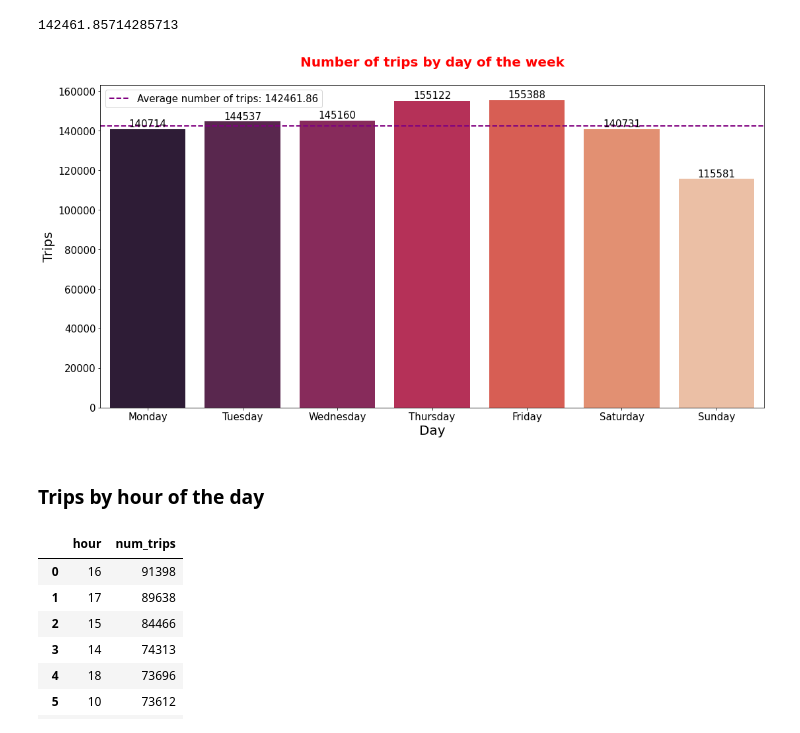
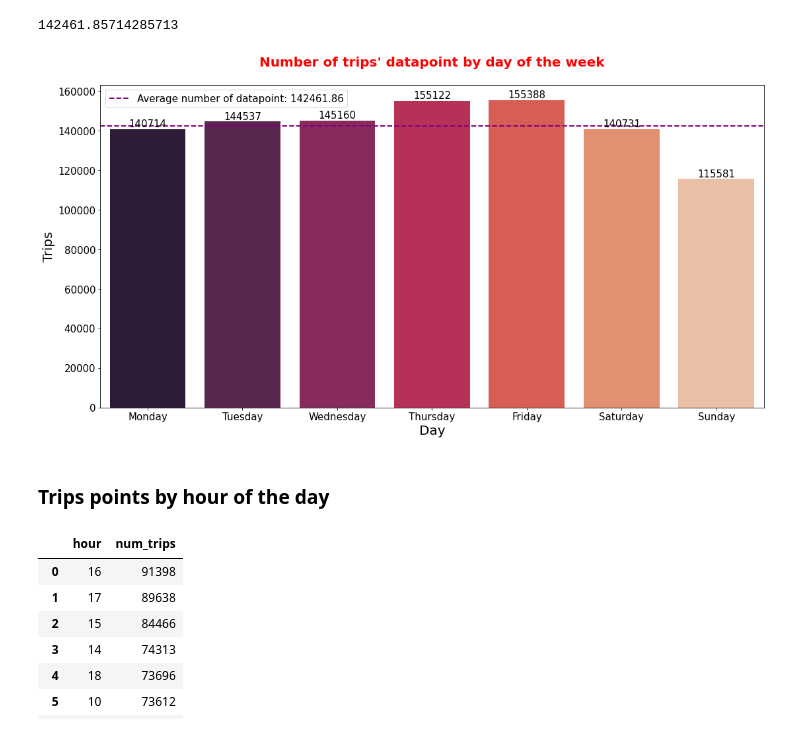
Before and after one commit to dclfbk/escooter_trento, a Jupyter notebook: code/ExploreTrips.ipynb, the cells around one changed output. Cells and saved outputs as stored; diff of their text form; code cells hidden in the pictures.

```diff
--- a/code/ExploreTrips.ipynb
+++ b/code/ExploreTrips.ipynb
@@ -29,7 +20,7 @@ import matplotlib.pyplot as plt
 import seaborn as sns
 import datetime as dt
 # %%
-df = pd.read_parquet(data_path+'/trips_pointv3_cleaned.parquet')
+df = pd.read_parquet('../data/trips_pointv3_cleaned.parquet')
 # %%
 df
 # %% [output]
@@ -321,17 +312,17 @@ trip_by_weekday["num_trips"].mean()
 # %%
 plt.figure(figsize = (18, 9))
 plot = sns.barplot(x = "day_of_week", y = "num_trips", data = trip_by_weekday, palette = "rocket")
 for p in plot.patches:
   plot.annotate('{:.0f}'.format(p.get_height()),
                 (p.get_x()+0.4, p.get_height()),
                 ha='center', va='bottom',color= 'black', size = 15)
-plot.axhline(trip_by_weekday["num_trips"].mean(), linestyle="--", color="purple", label="Average number of trips: "+str(round(trip_by_weekday["num_trips"].mean(),2)), linewidth = 2)
-plt.title("Number of trips by day of the week\n", size = 20, color = "red", weight = "bold")
+plot.axhline(trip_by_weekday["num_trips"].mean(), linestyle="--", color="purple", label="Average number of datapoint: "+str(round(trip_by_weekday["num_trips"].mean(),2)), linewidth = 2)
+plt.title("Number of trips' datapoint by day of the week\n", size = 20, color = "red", weight = "bold")
 plt.xlabel("Day", size = 20, color = 'black')
 plt.ylabel("Trips", size = 20, color = 'black')
 plt.legend(prop={'size': 15}, loc='upper left')
 plt.xticks(size = 15)
 plt.yticks(size = 15)
 plt.show()
 # %% [output]
-[figure, old version]
+[figure, new version]
@@ -342,5 +329,5 @@ plt.show()
 # %% [markdown]
-### Trips by hour of the day
+### Trips points by hour of the day
 # %%
 df['hour'] = df['point_timestamp'].dt.hour
 
```
Also changed, not shown: parts of 21 cells of this notebook.
